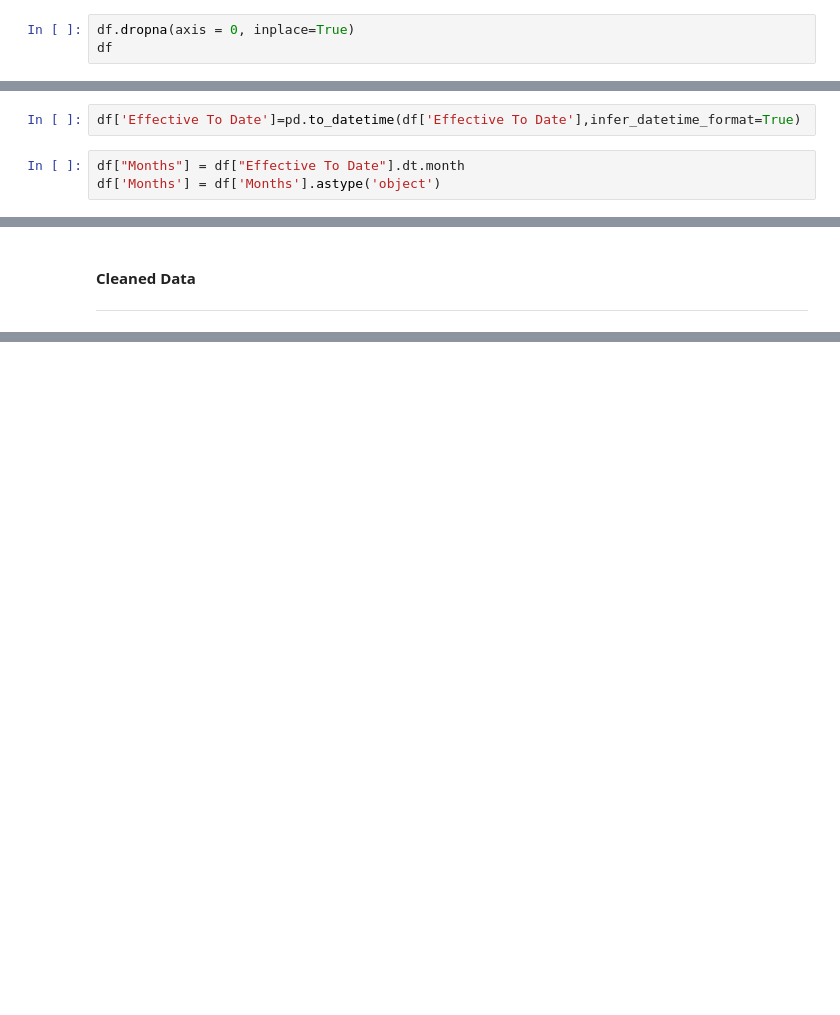
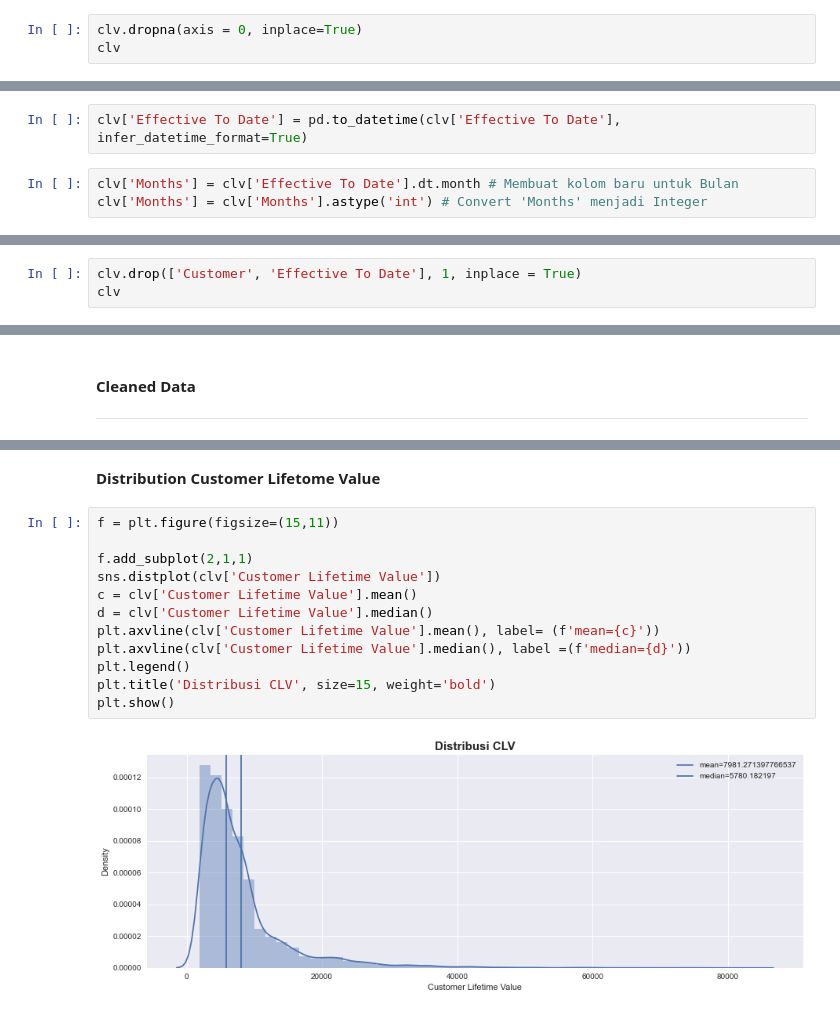
Before and after one commit to alhudareza4/Project-Customer-Lifetime-Value-Prediction, a Jupyter notebook: Eta Engineers - Final Project.ipynb, the cells around one changed output, grey strips where cells are left out. Drawn from its saved outputs; the diff is of its cells as text; blank space fills up the shorter version.

```diff
--- a/Eta Engineers - Final Project.ipynb
+++ b/Eta Engineers - Final Project.ipynb
@@ -171,6 +191,6 @@ missingno.matrix(df)
 # %%
-df.dropna(axis = 0, inplace=True)
-df
+clv.dropna(axis = 0, inplace=True)
+clv
 # %% [output]
 |  | Customer | State | Customer Lifetime Value | Response | Coverage | Education | Effective To Date | ... |
 | 0 | BU79786 | Washington | 2763.519279 | No | Basic | Bachelor | 2/24/2011 | ... |
@@ -201,5 +225,5 @@ Menunjukan tidak ada data yang terduplikasi
 # %%
-df['Effective To Date']=pd.to_datetime(df['Effective To Date'],infer_datetime_format=True)
+clv['Effective To Date'] = pd.to_datetime(clv['Effective To Date'], infer_datetime_format=True)
 # %%
-df["Months"] = df["Effective To Date"].dt.month
-df['Months'] = df['Months'].astype('object')
+clv['Months'] = clv['Effective To Date'].dt.month # Membuat kolom baru untuk Bulan
+clv['Months'] = clv['Months'].astype('int') # Convert 'Months' menjadi Integer
@@ -205,0 +239,3 @@ df['Months'] = df['Months'].astype('object')
+# %%
+clv.drop(['Customer', 'Effective To Date'], 1, inplace = True)
+clv
@@ -261,0 +309,16 @@ plt.show()
+# %% [markdown]
+**Distribution Customer Lifetome Value**
+# %%
+f = plt.figure(figsize=(15,11))
+
+f.add_subplot(2,1,1)
+sns.distplot(clv['Customer Lifetime Value'])
+c = clv['Customer Lifetime Value'].mean()
+d = clv['Customer Lifetime Value'].median()
+plt.axvline(clv['Customer Lifetime Value'].mean(), label= (f'mean={c}'))
+plt.axvline(clv['Customer Lifetime Value'].median(), label =(f'median={d}'))
+plt.legend()
+plt.title('Distribusi CLV', size=15, weight='bold')
+plt.show()
+# %% [output]
+[figure, added]
```
Also changed, not shown: parts of 118 cells of this notebook, 1 other file.
